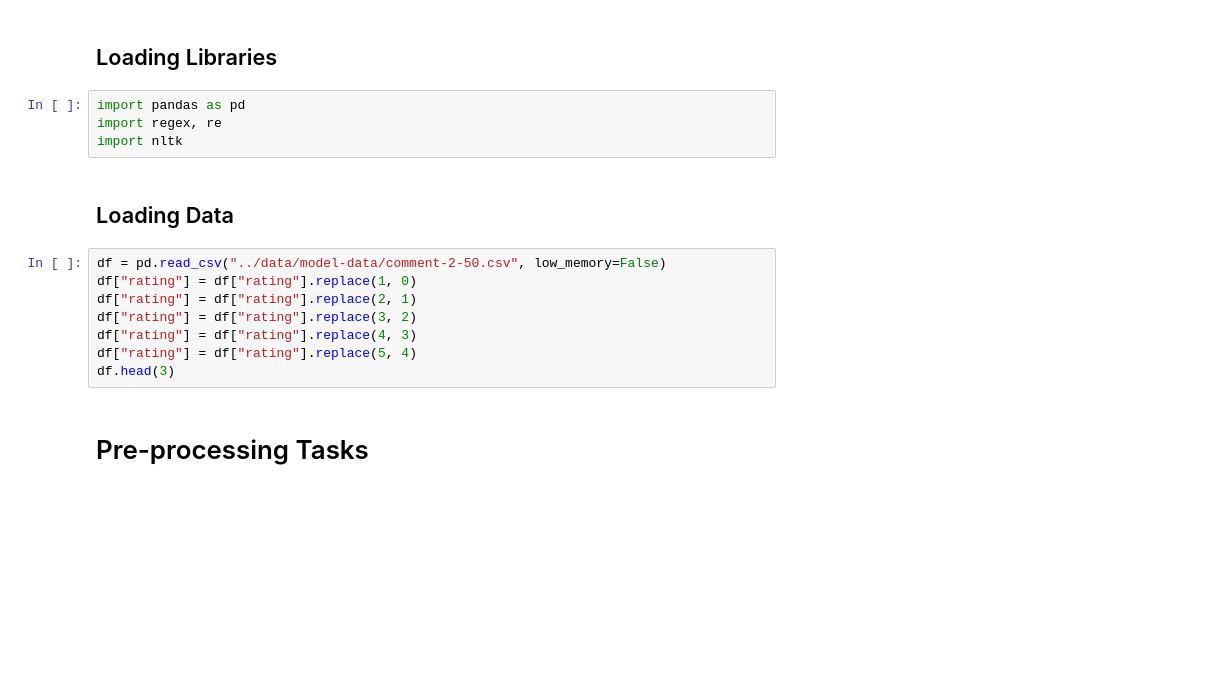
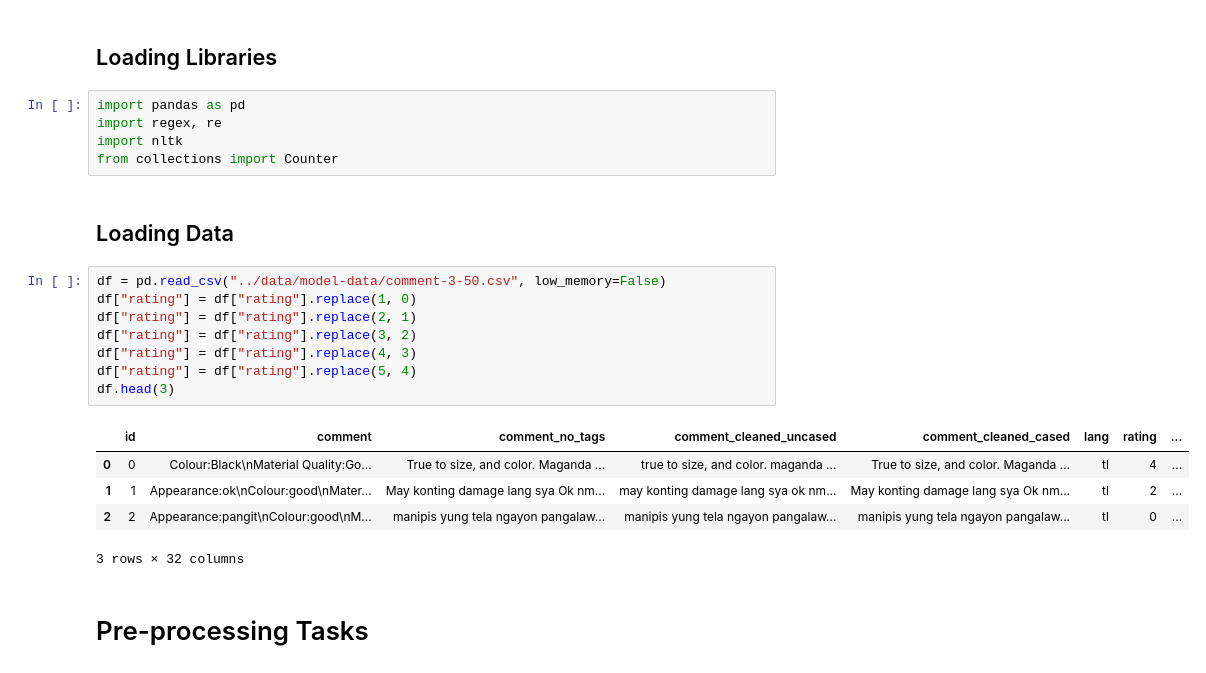
Before and after one commit to scaredmeow/nlp-thesis-xlnet-tagalog, a Jupyter notebook: notebooks/data-preprocess2.ipynb, the cells around one changed output. Cells and saved outputs as stored; diff of their text form; blank space fills up the shorter version.

```diff
--- a/notebooks/data-preprocess2.ipynb
+++ b/notebooks/data-preprocess2.ipynb
@@ -6,15 +6,22 @@
 import pandas as pd
 import regex, re
 import nltk
+from collections import Counter
 # %% [markdown]
 ## Loading Data
 # %%
-df = pd.read_csv("../data/model-data/comment-2-50.csv", low_memory=False)
+df = pd.read_csv("../data/model-data/comment-3-50.csv", low_memory=False)
 df["rating"] = df["rating"].replace(1, 0)
 df["rating"] = df["rating"].replace(2, 1)
 df["rating"] = df["rating"].replace(3, 2)
 df["rating"] = df["rating"].replace(4, 3)
 df["rating"] = df["rating"].replace(5, 4)
 df.head(3)
+# %% [output]
+|  | id | comment | comment_no_tags | comment_cleaned_uncased | comment_cleaned_cased | lang | rating | ... |
+| 0 | 0 | Colour:Black\nMaterial Quality:Go... | True to size, and color. Maganda ... | true to size, and color. maganda ... | True to size, and color. Maganda ... | tl | 4 | ... |
+| 1 | 1 | Appearance:ok\nColour:good\nMater... | May konting damage lang sya Ok nm... | may konting damage lang sya ok nm... | May konting damage lang sya Ok nm... | tl | 2 | ... |
+| 2 | 2 | Appearance:pangit\nColour:good\nM... | manipis yung tela ngayon pangalaw... | manipis yung tela ngayon pangalaw... | manipis yung tela ngayon pangalaw... | tl | 0 | ... |
+3 rows × 32 columns
 # %% [markdown]
 # Pre-processing Tasks
```
Also changed, not shown: parts of 21 cells of this notebook, 3 other files.
